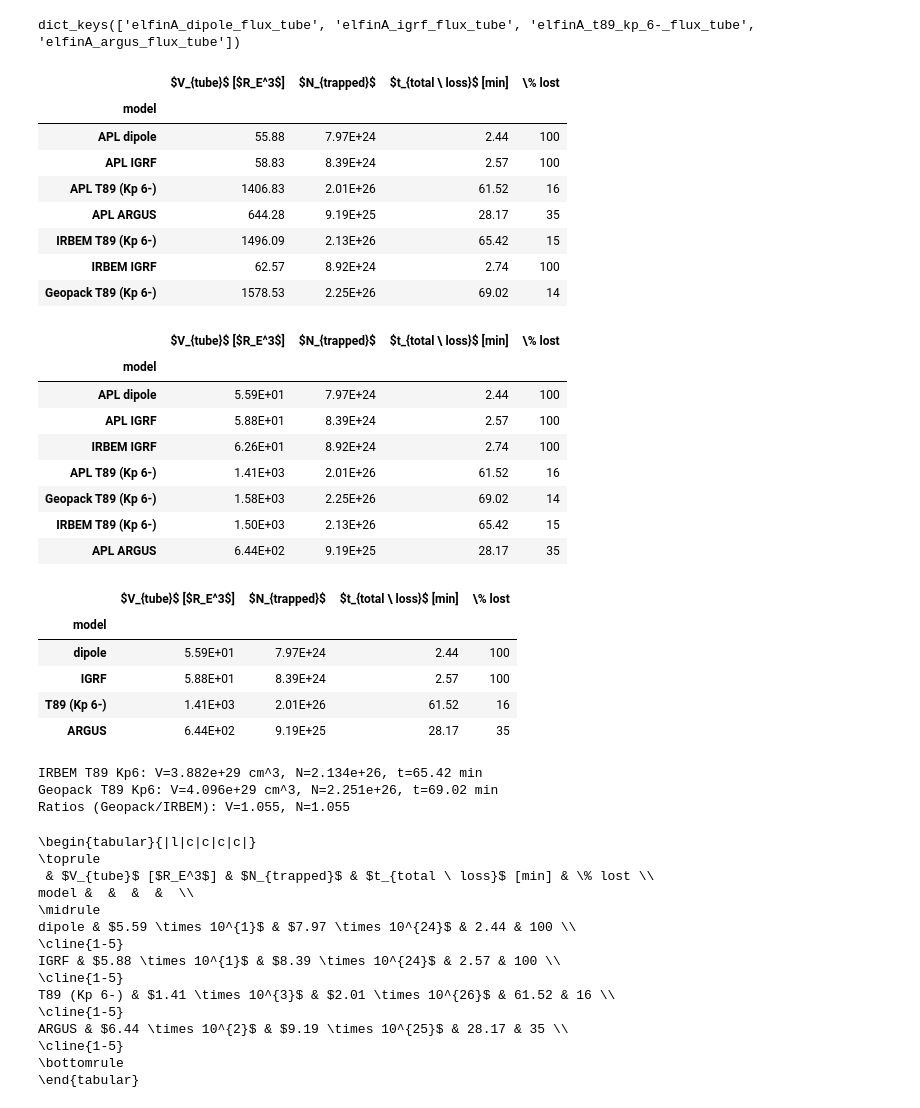
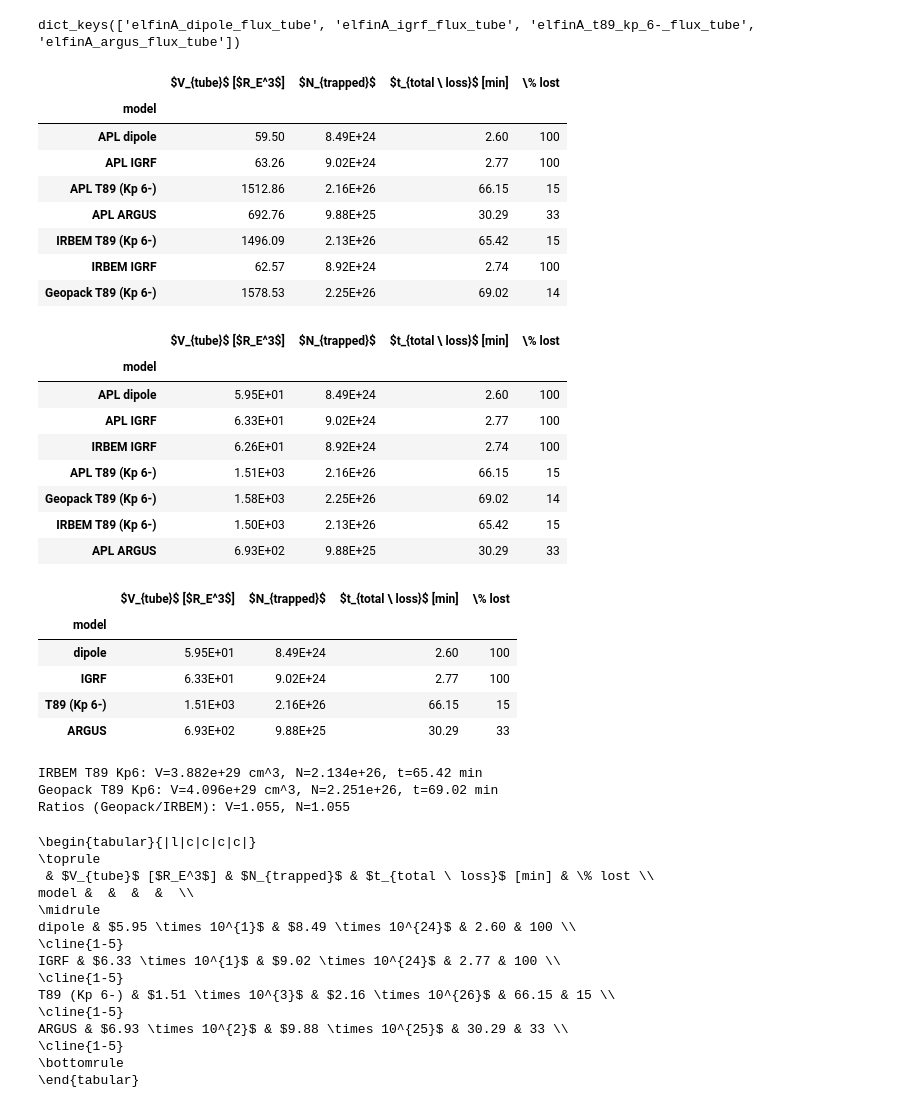
Before and after one commit to mshumko/elfinasi, a Jupyter notebook: src/20220904_substorm_study/energy_number_flux/20220904_elfin_themis_nflux_eflux.ipynb, the cells around one changed output. Drawn from its saved outputs; the diff is of its cells as text; code cells hidden in the pictures.

```diff
--- a/src/20220904_substorm_study/energy_number_flux/20220904_elfin_themis_nflux_eflux.ipynb
+++ b/src/20220904_substorm_study/energy_number_flux/20220904_elfin_themis_nflux_eflux.ipynb
@@ -1885,7 +1885,7 @@ Index(['elfin_x_gsm_re', 'elfin_y_gsm_re', 'elfin_z_gsm_re', 'elfin_r_re',
 fig, hx = plt.subplots()
 
 for key, df in b_model_runs.items():
-    b_flux = area_sq_earths*b_model_runs[key]['elfin_b_tot_nt']
+    b_flux = area_sq_earths*b_model_runs[key]['b_normal_north_nt']
     b_model_runs[key]['V'] = b_model_runs[key]['flux_tube_vol_re_nt']*b_model_runs[key]['flux_tube_vol_re_nt']*b_flux
     # hx.set_ylim(1e0, 1e3)
     idx = b_model_runs[key].index.get_indexer([flux_tube_time])
@@ -2165,7 +2165,7 @@ X = {
     }
 
 for key, df in b_model_runs.items():
-    b_flux = area_sq_cm*b_model_runs[key]['elfin_b_tot_nt']
+    b_flux = area_sq_cm*abs(b_model_runs[key]['b_normal_north_nt'])
     b_model_runs[key]['V'] = b_model_runs[key]['flux_tube_vol_re_nt']*b_flux
     idx = b_model_runs[key].index.get_indexer([flux_tube_time], method='nearest')
 
@@ -2198,37 +2198,37 @@ for model, kext, maginput in zip(['IRBEM T89 (Kp 6-)', 'IRBEM IGRF'], ['T89', 'N
         starting_area=area_sq_cm
     )
     _N_trapped = n_per_volume_factor*tube_V
     df_loss = pd.concat([
         df_loss,
         pd.DataFrame({
             V_COL: tube_V / (R_E_cm**3),
             N_COL: _N_trapped,
             TLOSS_COL: _N_trapped/dN_lost_dt/60,
             PERCENT_LOST: min(100, 100*expansion_phase_duration_min/(_N_trapped/dN_lost_dt/60))
         }, index=[model])
     ], ignore_index=False)
 
 geopack_tube_V = flux_tube_volume_geopack(X, {'Kp':6}, starting_area=area_sq_cm)
 geopack_N_trapped = n_per_volume_factor*geopack_tube_V
 df_loss = pd.concat([
     df_loss,
     pd.DataFrame({
         V_COL: geopack_tube_V / (R_E_cm**3),
         N_COL: geopack_N_trapped,
         TLOSS_COL: geopack_N_trapped/dN_lost_dt/60,
         PERCENT_LOST: min(100, 100*expansion_phase_duration_min/(geopack_N_trapped/dN_lost_dt/60))
     }, index=['Geopack T89 (Kp 6-)'])
 ], ignore_index=False)
 
 df_loss = df_loss.rename_axis('model', axis=0)
 df_loss.style.format({V_COL: "{:.2f}", N_COL: "{:.2E}", TLOSS_COL: "{:.2f}", PERCENT_LOST: "{:.0f}"})
 # %% [output]
 |  | $V_{tube}$ [$R_E^3$] | $N_{trapped}$ | $t_{total \ loss}$ [min] | \% lost |
 | model |  |  |  |  |
-| APL dipole | 55.88 | 7.97E+24 | 2.44 | 100 |
-| APL IGRF | 58.83 | 8.39E+24 | 2.57 | 100 |
-| APL T89 (Kp 6-) | 1406.83 | 2.01E+26 | 61.52 | 16 |
-| APL ARGUS | 644.28 | 9.19E+25 | 28.17 | 35 |
+| APL dipole | 59.50 | 8.49E+24 | 2.60 | 100 |
+| APL IGRF | 63.26 | 9.02E+24 | 2.77 | 100 |
+| APL T89 (Kp 6-) | 1512.86 | 2.16E+26 | 66.15 | 15 |
+| APL ARGUS | 692.76 | 9.88E+25 | 30.29 | 33 |
 | IRBEM T89 (Kp 6-) | 1496.09 | 2.13E+26 | 65.42 | 15 |
 | IRBEM IGRF | 62.57 | 8.92E+24 | 2.74 | 100 |
 | Geopack T89 (Kp 6-) | 1578.53 | 2.25E+26 | 69.02 | 14 |
@@ -2265,24 +2265,24 @@ df_loss.style.format({V_COL: "{:.2E}", N_COL: "{:.2E}", TLOSS_COL: "{:.2f}", PER
 # %% [output]
 |  | $V_{tube}$ [$R_E^3$] | $N_{trapped}$ | $t_{total \ loss}$ [min] | \% lost |
 | model |  |  |  |  |
-| APL dipole | 5.59E+01 | 7.97E+24 | 2.44 | 100 |
-| APL IGRF | 5.88E+01 | 8.39E+24 | 2.57 | 100 |
+| APL dipole | 5.95E+01 | 8.49E+24 | 2.60 | 100 |
+| APL IGRF | 6.33E+01 | 9.02E+24 | 2.77 | 100 |
 | IRBEM IGRF | 6.26E+01 | 8.92E+24 | 2.74 | 100 |
-| APL T89 (Kp 6-) | 1.41E+03 | 2.01E+26 | 61.52 | 16 |
+| APL T89 (Kp 6-) | 1.51E+03 | 2.16E+26 | 66.15 | 15 |
 | Geopack T89 (Kp 6-) | 1.58E+03 | 2.25E+26 | 69.02 | 14 |
 | IRBEM T89 (Kp 6-) | 1.50E+03 | 2.13E+26 | 65.42 | 15 |
-| APL ARGUS | 6.44E+02 | 9.19E+25 | 28.17 | 35 |
+| APL ARGUS | 6.93E+02 | 9.88E+25 | 30.29 | 33 |
 # %%
 df_loss = df_loss[df_loss.index.str.contains('APL', na=False)]
 df_loss.index = df_loss.index.str.replace('APL ', '', regex=False)
-df_loss.style.format({V_COL: "{:.2E}", N_COL: "{:.2E}", TLOSS_COL: "{:.2f}", PERCENT_LOST: "{:.0f}"})
+df_loss.style.format({V_COL: "{:.2E}", N_COL: "{:.2E}", TLOSS_COL: "{:.2f}", PERCENT_LOST4:: "{:.0f}"})
 # %% [output]
 |  | $V_{tube}$ [$R_E^3$] | $N_{trapped}$ | $t_{total \ loss}$ [min] | \% lost |
 | model |  |  |  |  |
-| dipole | 5.59E+01 | 7.97E+24 | 2.44 | 100 |
-| IGRF | 5.88E+01 | 8.39E+24 | 2.57 | 100 |
-| T89 (Kp 6-) | 1.41E+03 | 2.01E+26 | 61.52 | 16 |
-| ARGUS | 6.44E+02 | 9.19E+25 | 28.17 | 35 |
+| dipole | 5.95E+01 | 8.49E+24 | 2.60 | 100 |
+| IGRF | 6.33E+01 | 9.02E+24 | 2.77 | 100 |
+| T89 (Kp 6-) | 1.51E+03 | 2.16E+26 | 66.15 | 15 |
+| ARGUS | 6.93E+02 | 9.88E+25 | 30.29 | 33 |
 # %%
 irbem_t89_kp6_V = flux_tube_volume_irbem(IRBEM.MagFields(kext='T89'), X, {'Kp': 60}, starting_area=area_sq_cm)
 geopack_t89_kp6_V = flux_tube_volume_geopack(X, {'Kp': 6}, starting_area=area_sq_cm)
@@ -2326,13 +2326,13 @@ print(latex_table)
  & $V_{tube}$ [$R_E^3$] & $N_{trapped}$ & $t_{total \ loss}$ [min] & \% lost \\
 model &  &  &  &  \\
 \midrule
-dipole & $5.59 \times 10^{1}$ & $7.97 \times 10^{24}$ & 2.44 & 100 \\
+dipole & $5.95 \times 10^{1}$ & $8.49 \times 10^{24}$ & 2.60 & 100 \\
 \cline{1-5}
-IGRF & $5.88 \times 10^{1}$ & $8.39 \times 10^{24}$ & 2.57 & 100 \\
+IGRF & $6.33 \times 10^{1}$ & $9.02 \times 10^{24}$ & 2.77 & 100 \\
 \cline{1-5}
-T89 (Kp 6-) & $1.41 \times 10^{3}$ & $2.01 \times 10^{26}$ & 61.52 & 16 \\
+T89 (Kp 6-) & $1.51 \times 10^{3}$ & $2.16 \times 10^{26}$ & 66.15 & 15 \\
 \cline{1-5}
-ARGUS & $6.44 \times 10^{2}$ & $9.19 \times 10^{25}$ & 28.17 & 35 \\
+ARGUS & $6.93 \times 10^{2}$ & $9.88 \times 10^{25}$ & 30.29 & 33 \\
 \cline{1-5}
 \bottomrule
 \end{tabular}
```
Also changed, not shown: parts of 1 cell of this notebook.
